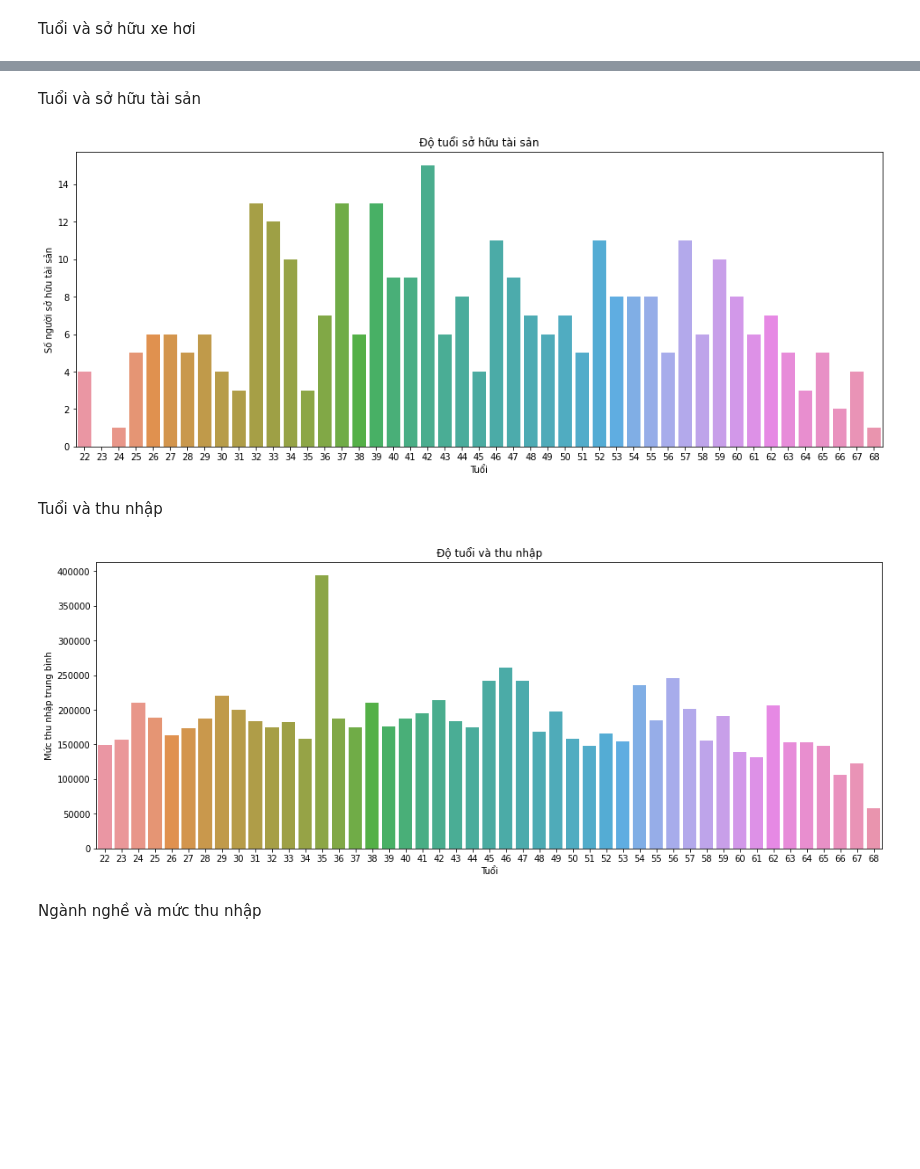
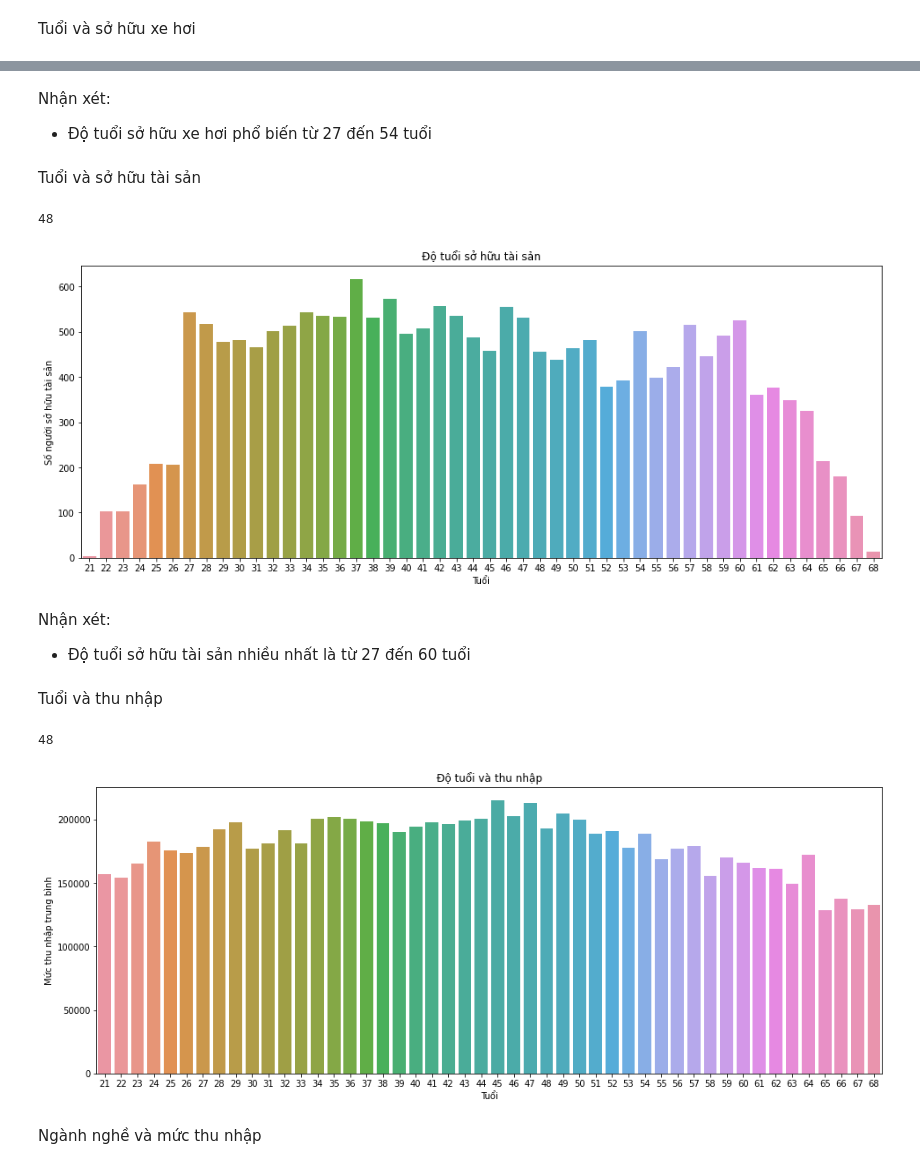
Before and after one commit to ngovanminh3232/credit_card_analyst, a Jupyter notebook: multiple_vars_analyst.ipynb, the cells around one changed output, grey strips where cells are left out. Saved outputs shown, nothing was run; the diff lists cells and outputs as text; code cells hidden in the pictures; blank space fills up the shorter version.

```diff
--- a/multiple_vars_analyst.ipynb
+++ b/multiple_vars_analyst.ipynb
@@ -41,14 +31,17 @@ def get_sum_people_by_item(df, item, age):
 # %%
-list_age = [int(age // -365.25) for age in new_data_test.Age]
-sum = []
-for i in list_age:
-    sum.append(get_sum_people_by_item(new_data_test, "Has a car", i))
-
+# list_age = [int(age // -365.25) for age in new_data_test.Age]
+list_age = (train_df["Age"].to_numpy() // -365.25).tolist()
+list_age_unique = np.unique(list_age)
+list_age_unique = list(map(int, list_age_unique))
+sum = [get_sum_people_by_item(train_df, "Has a car", i) for i in list_age_unique]
+print(len(sum))
 # plot
 plt.figure(figsize=(16,6))
 plt.title("Độ tuổi sở hữu xe hơi")
 plt.xlabel("Tuổi")
 plt.ylabel("Số người sở hữu xe hơi")
-sns.barplot(x=list_age, y=sum)
+g = sns.barplot(x=list_age_unique, y=sum)
+# xlabels = [f'{x:f}' for x in g.get_xticks()]
+# g.set_xticklabels(xlabels)
 plt.show()
 # %% [output]
@@ -56,20 +50,29 @@ plt.show()
+# %% [markdown]
+Nhận xét:
+- Độ tuổi sở hữu xe hơi phổ biến từ 27 đến 54 tuổi
 # %% [markdown]
 Tuổi và sở hữu tài sản
 # %%
-list_age = [int(age // -365.25) for age in new_data_test.Age]
-sum = []
-for i in list_age:
-    sum.append(get_sum_people_by_item(new_data_test, "Has a property", i))
+# list_age = (train_df["Age"].to_numpy() // -365.25).tolist()
+# list_age_unique = np.unique(list_age)
+# list_age_unique = list(map(int, list_age_unique))
+
+sum = [get_sum_people_by_item(train_df, "Has a property", i) for i in list_age_unique]
+print(len(sum))
 
 # plot
 plt.figure(figsize=(16,6))
 plt.title("Độ tuổi sở hữu tài sản")
 plt.xlabel("Tuổi")
 plt.ylabel("Số người sở hữu tài sản")
-sns.barplot(x=list_age, y=sum)
+sns.barplot(x=list_age_unique, y=sum)
 plt.show()
 # %% [output]
+48
-[figure, old version]
+[figure, new version]
+# %% [markdown]
+Nhận xét:
+- Độ tuổi sở hữu tài sản nhiều nhất là từ 27 đến 60 tuổi
 # %% [markdown]
 Tuổi và thu nhập
 # %%
@@ -77,27 +80,28 @@ def get_average_income_by_age(df, age):
     sum = 0
     count = 0
     for i in range(len(df)):
-        if df.loc[i, "Age"] // -365.25 == age:
-            sum += df.loc[i, "Income"]
+        if df["Age"].iloc[i] // -365.25 == age:
+            sum += df["Income"].iloc[i]
             # print(df.loc[i, "Income"])
             count += 1
     return sum / count
 # get_average_income_by_age(new_data_test, 22)
 # %%
-list_age = [int(age // -365.25) for age in new_data_test.Age]
-sum = []
-for i in list_age:
-    sum.append(get_average_income_by_age(new_data_test, i))
 
+# for i in list_age:
+#     sum.append(get_average_income_by_age(new_data_test, i))
+sum = [get_average_income_by_age(train_df, i) for i in list_age_unique]
+print(len(sum))
 # plot
 plt.figure(figsize=(16,6))
 plt.title("Độ tuổi và thu nhập")
 plt.xlabel("Tuổi")
 plt.ylabel("Mức thu nhập trung bình")
-sns.barplot(x=list_age, y=sum)
+sns.barplot(x=list_age_unique, y=sum)
 plt.show()
 # %% [output]
+48
-[figure, old version]
+[figure, new version]
 # %% [markdown]
 Ngành nghề và mức thu nhập
 # %%
```
Also changed, not shown: parts of 18 cells of this notebook.
